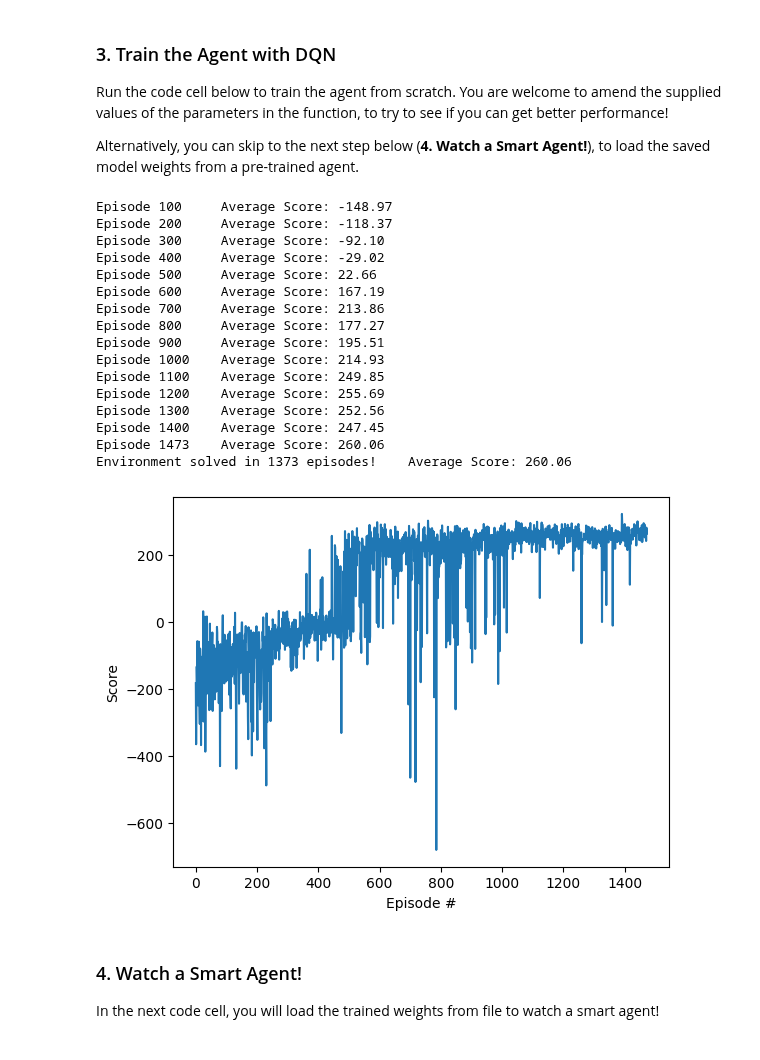
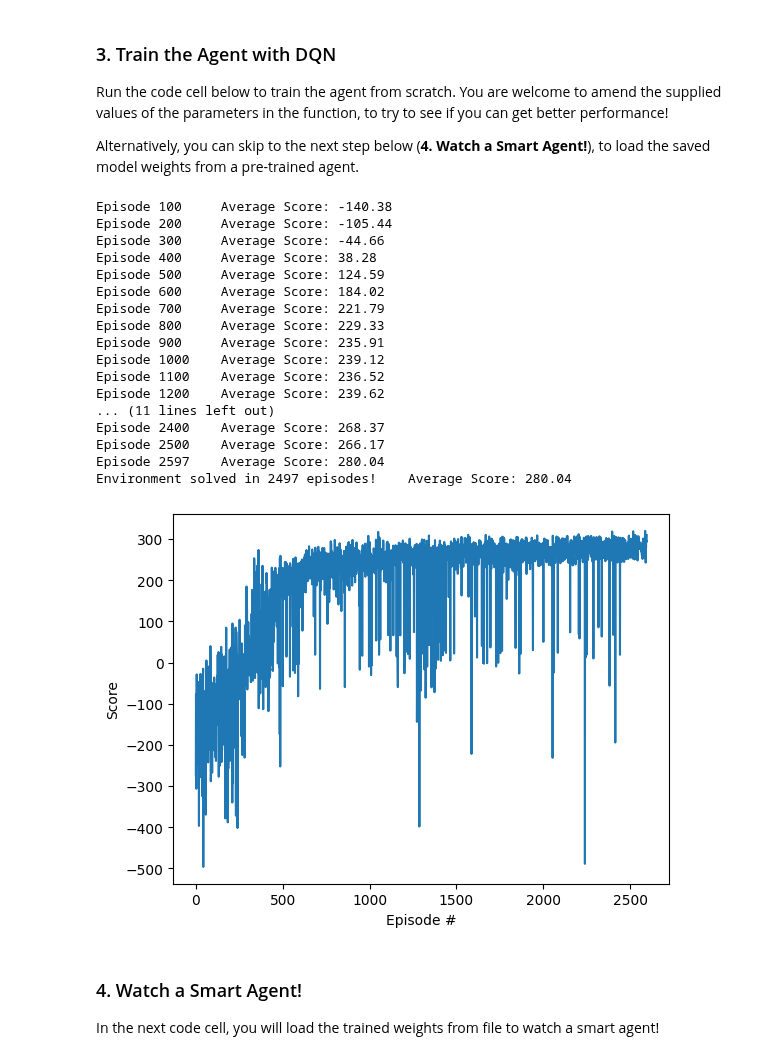
Before and after one commit to kuds/rl-lunar-lander, a Jupyter notebook: Deep_Q_lunar_landar.ipynb, the cells around one changed output. Cells and saved outputs as stored; diff of their text form; code cells hidden in the pictures.

```diff
--- a/Deep_Q_lunar_landar.ipynb
+++ b/Deep_Q_lunar_landar.ipynb
@@ -229,7 +248,7 @@ class ReplayBuffer:
 
 Initialize the environment in the code cell below.
 # %%
-env = gym.make('LunarLander-v2',render_mode='human')
+env = gymnasium.make('LunarLander-v2',render_mode='rgb_array')
 print('State shape: ', env.observation_space.shape)
 print('Number of actions: ', env.action_space.n)
 # %% [output]
@@ -253,10 +272,10 @@ Run the code cell below to train the agent from scratch.  You are welcome to ame
 
 Alternatively, you can skip to the next step below (**4. Watch a Smart Agent!**), to load the saved model weights from a pre-trained agent.
 # %%
-env = gym.make('LunarLander-v2')
+env = gymnasium.make('LunarLander-v2')
 agent = Agent(state_size=8, action_size=4, seed=0)
 # %%
-def dqn(n_episodes=2000, max_t=1000, eps_start=1.0, eps_end=0.01, eps_decay=0.995):
+def dqn(n_episodes=4000, max_t=1000, eps_start=1.0, eps_end=0.01, eps_decay=0.995):
     """Deep Q-Learning.
 
     Params
@@ -275,51 +294,52 @@ def dqn(n_episodes=2000, max_t=1000, eps_start=1.0, eps_end=0.01, eps_decay=0.99
         score = 0
         for t in range(max_t):
             action = agent.act(state, eps)
             next_state, reward, done, info,_ = env.step(action)
             agent.step(state, action, reward, next_state, done)
             state = next_state
             score += reward
             if done:
                 break
         scores_window.append(score)       # save most recent score
         scores.append(score)              # save most recent score
         eps = max(eps_end, eps_decay*eps) # decrease epsilon
         print('\rEpisode {}\tAverage Score: {:.2f}'.format(i_episode, np.mean(scores_window)), end="")
         if i_episode % 100 == 0:
             print('\rEpisode {}\tAverage Score: {:.2f}'.format(i_episode, np.mean(scores_window)))
-        if np.mean(scores_window)>=260.0:
+        if np.mean(scores_window)>=280.0:
             print('\nEnvironment solved in {:d} episodes!\tAverage Score: {:.2f}'.format(i_episode-100, np.mean(scores_window)))
             torch.save(agent.qnetwork_local.state_dict(), 'checkpoint_lunar.pth')
             break
     return scores
 
 scores = dqn()
 
 # plot the scores
 fig = plt.figure()
 ax = fig.add_subplot(111)
 plt.plot(np.arange(len(scores)), scores)
 plt.ylabel('Score')
 plt.xlabel('Episode #')
 plt.show()
 # %% [output]
-Episode 100     Average Score: -148.97
-Episode 200     Average Score: -118.37
-Episode 300     Average Score: -92.10
-Episode 400     Average Score: -29.02
-Episode 500     Average Score: 22.66
-Episode 600     Average Score: 167.19
-Episode 700     Average Score: 213.86
-Episode 800     Average Score: 177.27
-Episode 900     Average Score: 195.51
-Episode 1000    Average Score: 214.93
-Episode 1100    Average Score: 249.85
-Episode 1200    Average Score: 255.69
-Episode 1300    Average Score: 252.56
-Episode 1400    Average Score: 247.45
-Episode 1473    Average Score: 260.06
-Environment solved in 1373 episodes!    Average Score: 260.06
+Episode 100     Average Score: -140.38
+Episode 200     Average Score: -105.44
+Episode 300     Average Score: -44.66
+Episode 400     Average Score: 38.28
+Episode 500     Average Score: 124.59
+Episode 600     Average Score: 184.02
+Episode 700     Average Score: 221.79
+Episode 800     Average Score: 229.33
+Episode 900     Average Score: 235.91
+Episode 1000    Average Score: 239.12
+Episode 1100    Average Score: 236.52
+Episode 1200    Average Score: 239.62
+... (11 lines left out)
+Episode 2400    Average Score: 268.37
+Episode 2500    Average Score: 266.17
+Episode 2597    Average Score: 280.04
+Environment solved in 2497 episodes!    Average Score: 280.04
-[figure, old version]
+[figure, new version]
 # %% [markdown]
 ### 4. Watch a Smart Agent!
 
```
Also changed, not shown: parts of 5 cells of this notebook.
